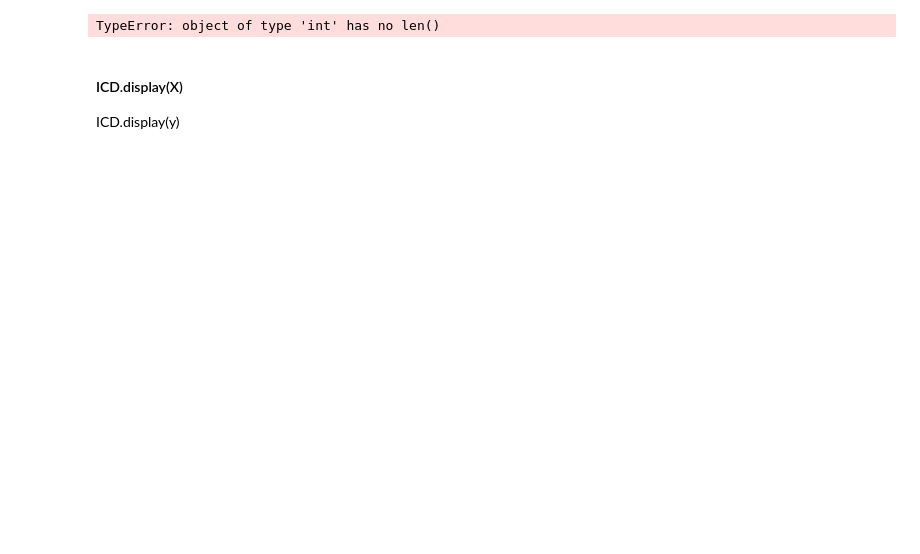
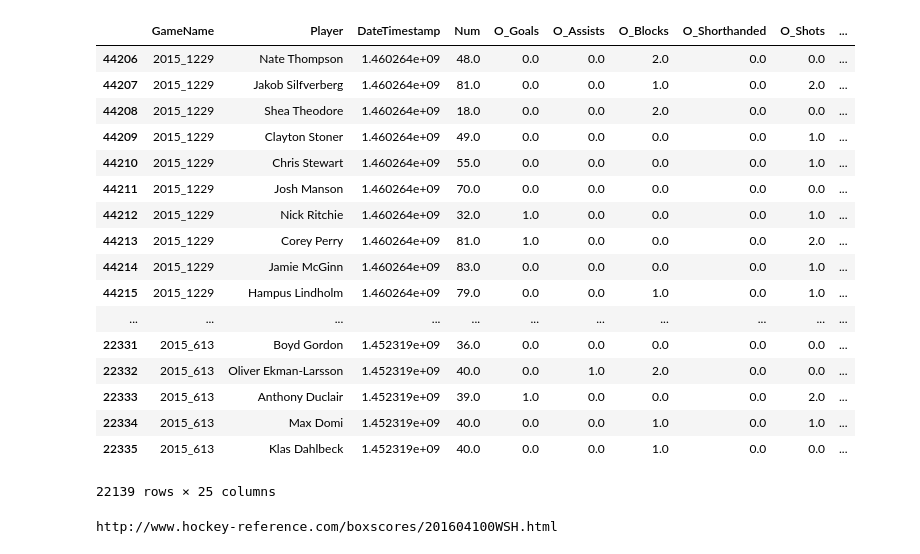
Before and after one commit to mmn599/hockey, a Jupyter notebook: Untitled.ipynb, the cells around one changed output. Cells and saved outputs as stored; diff of their text form; code cells hidden in the pictures; blank space fills up the shorter version.

```diff
--- a/Untitled.ipynb
+++ b/Untitled.ipynb
@@ -1,11 +1,28 @@
 # %%
 import scraper
 import features
 from IPython.core import display as ICD
+from sklearn.externals import joblib
 
-X, y = features.get_skater_data(2015)
+X = joblib.load('test1.p')
+X = X.sort_values(['DateTimestamp', 'GameName'], ascending=False)
+ICD.display(X)
 # %% [output]
+|  | GameName | Player | DateTimestamp | Num | O_Goals | O_Assists | O_Blocks | O_Shorthanded | O_Shots | ... |
+| 44206 | 2015_1229 | Nate Thompson | 1.460264e+09 | 48.0 | 0.0 | 0.0 | 2.0 | 0.0 | 0.0 | ... |
+| 44207 | 2015_1229 | Jakob Silfverberg | 1.460264e+09 | 81.0 | 0.0 | 0.0 | 1.0 | 0.0 | 2.0 | ... |
+| 44208 | 2015_1229 | Shea Theodore | 1.460264e+09 | 18.0 | 0.0 | 0.0 | 2.0 | 0.0 | 0.0 | ... |
+| 44209 | 2015_1229 | Clayton Stoner | 1.460264e+09 | 49.0 | 0.0 | 0.0 | 0.0 | 0.0 | 1.0 | ... |
+| 44210 | 2015_1229 | Chris Stewart | 1.460264e+09 | 55.0 | 0.0 | 0.0 | 0.0 | 0.0 | 1.0 | ... |
+| 44211 | 2015_1229 | Josh Manson | 1.460264e+09 | 70.0 | 0.0 | 0.0 | 0.0 | 0.0 | 0.0 | ... |
+| 44212 | 2015_1229 | Nick Ritchie | 1.460264e+09 | 32.0 | 1.0 | 0.0 | 0.0 | 0.0 | 1.0 | ... |
+| 44213 | 2015_1229 | Corey Perry | 1.460264e+09 | 81.0 | 1.0 | 0.0 | 0.0 | 0.0 | 2.0 | ... |
+| 44214 | 2015_1229 | Jamie McGinn | 1.460264e+09 | 83.0 | 0.0 | 0.0 | 0.0 | 0.0 | 1.0 | ... |
+| 44215 | 2015_1229 | Hampus Lindholm | 1.460264e+09 | 79.0 | 0.0 | 0.0 | 1.0 | 0.0 | 1.0 | ... |
+| ... | ... | ... | ... | ... | ... | ... | ... | ... | ... | ... |
+| 22331 | 2015_613 | Boyd Gordon | 1.452319e+09 | 36.0 | 0.0 | 0.0 | 0.0 | 0.0 | 0.0 | ... |
+| 22332 | 2015_613 | Oliver Ekman-Larsson | 1.452319e+09 | 40.0 | 0.0 | 1.0 | 2.0 | 0.0 | 0.0 | ... |
+| 22333 | 2015_613 | Anthony Duclair | 1.452319e+09 | 39.0 | 1.0 | 0.0 | 0.0 | 0.0 | 2.0 | ... |
+| 22334 | 2015_613 | Max Domi | 1.452319e+09 | 40.0 | 0.0 | 0.0 | 1.0 | 0.0 | 1.0 | ... |
+| 22335 | 2015_613 | Klas Dahlbeck | 1.452319e+09 | 40.0 | 0.0 | 0.0 | 1.0 | 0.0 | 0.0 | ... |
-TypeError: object of type 'int' has no len()
+22139 rows × 25 columns
-# %% [markdown]
-#### ICD.display(X)
-ICD.display(y)
@@ -14,0 +29,7 @@ ICD.display(df_t_sums)
+# %%
+df_games = scraper.get_raw_overallgames_df(2015)
+
+game = df_games[df_games.GameName == '2015_1229']
+print(game['URL'][0])
+# %% [output]
+http://www.hockey-reference.com/boxscores/201604100WSH.html
```
Also changed, not shown: parts of 1 cell of this notebook, 2 other files.
